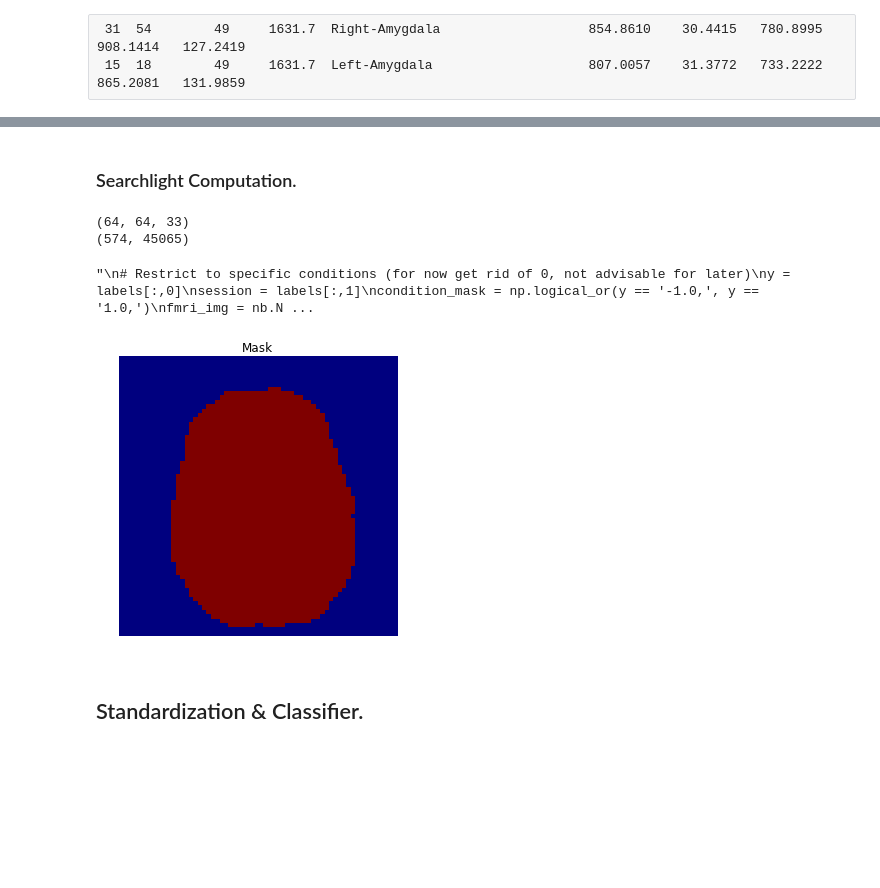
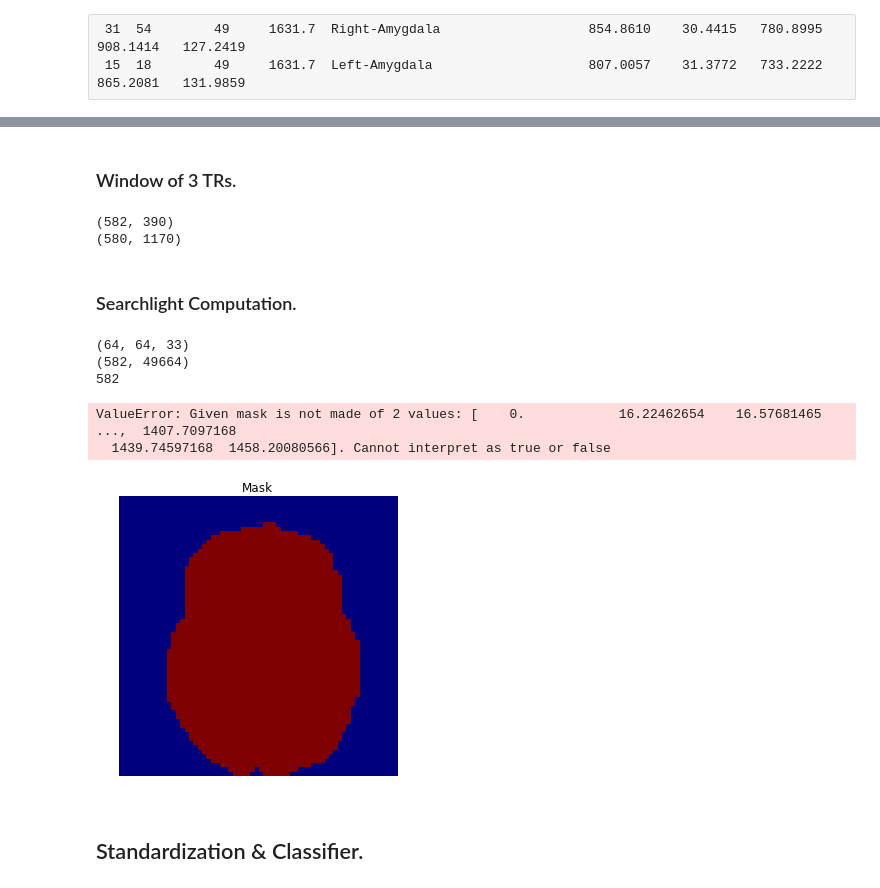
Before and after one commit to doreenr/eegfmri, a Jupyter notebook: IAPS_Step_1_Data_Preparation.ipynb, the cells around one changed output, grey strips where cells are left out. Drawn from its saved outputs; the diff is of its cells as text; code cells hidden in the pictures; blank space fills up the shorter version.

Commit message:
Window of 3TR and small changes.

```diff
--- a/Step_1_Data_Preparation.ipynb
+++ b/IAPS_Step_1_Data_Preparation.ipynb
@@ -316,57 +342,81 @@ Overwriting apply_mask.py
+# %% [markdown]
+### Window of 3 TRs.
+# %%
+print X.shape
+
+# current shape: first axis = 582, second axis = XYZ voxels TR_n
+# needed shape: first axis = 582, second axis = XYZ voxels TR_n-2 + XYZ voxels TR_n-1 + XYZ voxels TR_n
+
+def window_3TR(X):
+    W = np.zeros((1, X.shape[1]*3))
+    for idx, i in enumerate(X):
+        if idx > 1:
+            w1 = X[idx-2]
+            w2 = X[idx-1]
+            w3 = X[idx]
+            w4 = np.hstack((w1, w2, w3))
+            W = np.vstack((W, w4))
+    W = W[1:,:]
+    print W.shape
+
+window_3TR(X)
+# %% [output]
+(582, 390)
+(580, 1170)
 # %% [markdown]
 ### Searchlight Computation.
 # %%
 from nilearn.io import NiftiMasker
 from nibabel import Nifti1Image
+import nibabel as nb
+
+y = labels[:,0]
+session = labels[:,1]
 
 # Nifti Mask
 nifti_masker = NiftiMasker(mask=None, sessions=session, memory="nilearn_cache", memory_level=1)
 mask_img = Nifti1Image(fmri_data, affine)
-mask_data_all = nifti_masker.fit_transform(img)
+mask_data_all = nifti_masker.fit_transform(mask_img)
 
 # Anatomical Mask Manually
 
 from nilearn.masking import compute_epi_mask, apply_mask, _unmask_nd
 bin_mask_img = compute_epi_mask(bold)
 bin_mask_data= bin_mask_img.get_data().astype(bool)
 print bin_mask_data.shape # equivalent to mask_data_all
 
 masked_data = apply_mask(bold, bin_mask_img)
 print masked_data.shape
 
 figure(figsize=(20,5), dpi=80)
 pl.figure
 pl.axis('off')
 pl.title('Mask')
 pl.imshow(np.rot90(bin_mask_data[:, :, 15]), interpolation='nearest')
 
-'''
-# Restrict to specific conditions (for now get rid of 0, not advisable for later)
-y = labels[:,0]
-session = labels[:,1]
-condition_mask = np.logical_or(y == '-1.0,', y == '1.0,')
-fmri_img = nb.Nifti1Image(bold.get_data()[..., condition_mask], affine)
-y, session = y[condition_mask], session[condition_mask]
-conditions = labels[condition_mask]
+# .astype() makes a copy.
+process_mask = bin_mask_img.get_data().astype(np.int)
+process_mask_img = nb.Nifti1Image(process_mask, bin_mask_img.get_affine())
 
 n_jobs = 1
 
 from sklearn.metrics import precision_score
 score_func = precision_score
 from sklearn.cross_validation import KFold
 print y.size
 cv = KFold(y.size, k=4)
 
 import nilearn.decoding
 # The radius is the one of the Searchlight sphere that will scan the volume
 searchlight = nilearn.decoding.SearchLight(mask_img, process_mask_img=process_mask_img, radius=5.6, n_jobs=n_jobs, score_func=score_func, verbose=1, cv=cv)
-searchlight.fit(fmri_img, y)
-'''
+searchlight.fit(bold, y)
 # %% [output]
 (64, 64, 33)
-(574, 45065)
+(582, 49664)
+582
-"\n# Restrict to specific conditions (for now get rid of 0, not advisable for later)\ny = labels[:,0]\nsession = labels[:,1]\ncondition_mask = np.logical_or(y == '-1.0,', y == '1.0,')\nfmri_img = nb.N ...
+ValueError: Given mask is not made of 2 values: [    0.            16.22462654    16.57681465 ...,  1407.7097168
+  1439.74597168  1458.20080566]. Cannot interpret as true or false
-[figure, old version]
+[figure, new version]
 # %% [markdown]
 ## Standardization & Classifier.
 # %%
```
Also changed, not shown: parts of 4 cells of this notebook, 3 other files.
